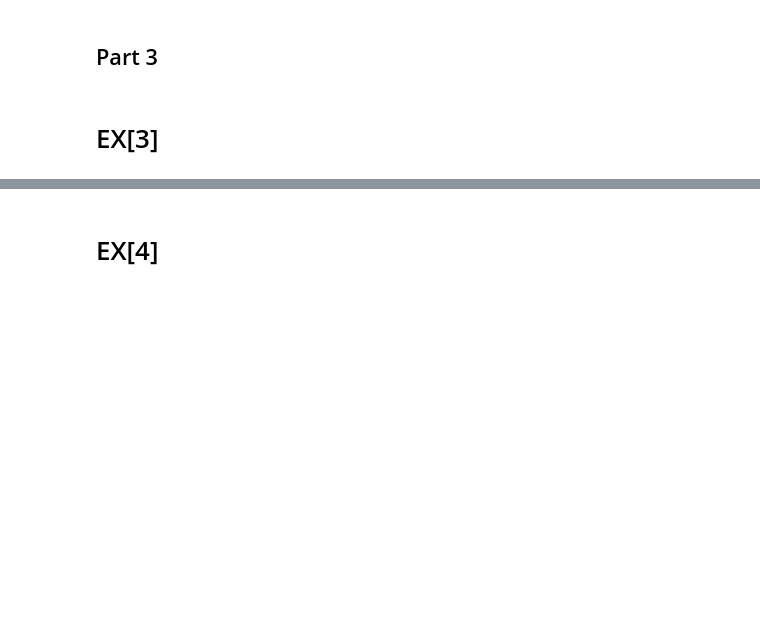
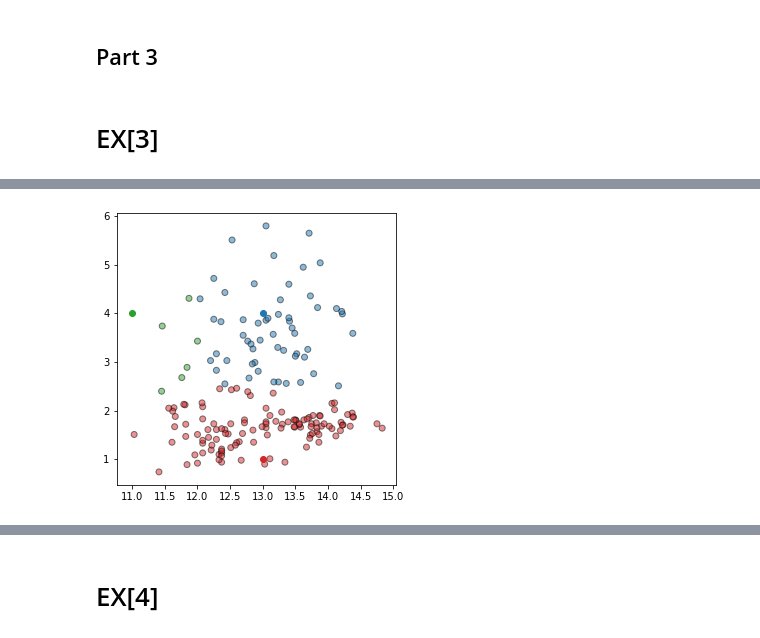
Before and after one commit to Gruntrexpewrus/HMK4, a Jupyter notebook: main.ipynb, the cells around one changed output, grey strips where cells are left out. Cells and saved outputs as stored; diff of their text form; code cells hidden in the pictures; blank space fills up the shorter version.

```diff
--- a/main.ipynb
+++ b/main.ipynb
@@ -521,0 +712,11 @@ Not bad 5 minutes for a 25 million components vector eh? UUUaahahahah
+# %%
+## Assignment Stage
+centrDf= cl.assignment2(df_clean, centroids)
+centrDf['color'] = centrDf['closest'].map(lambda x: colmap[x])
+fig = plt.figure(figsize=(5, 5))
+plt.scatter(centrDf['Alcohol'], centrDf['Malic acid'], color=centrDf['color'], alpha=0.5, edgecolor='k')
+for i in centroids.keys():
+    plt.scatter(*centroids[i], color=colmap[i])
+plt.show()
+# %% [output]
+[figure, added]
```
Also changed, not shown: parts of 19 cells of this notebook.
